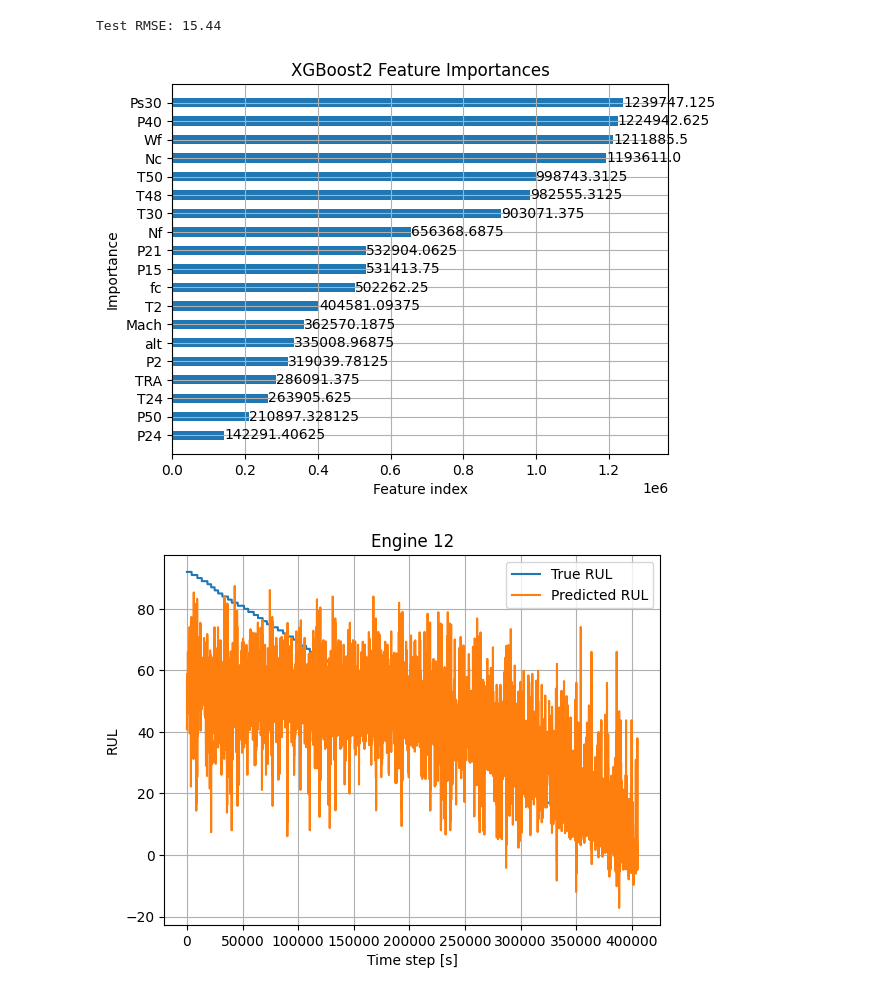
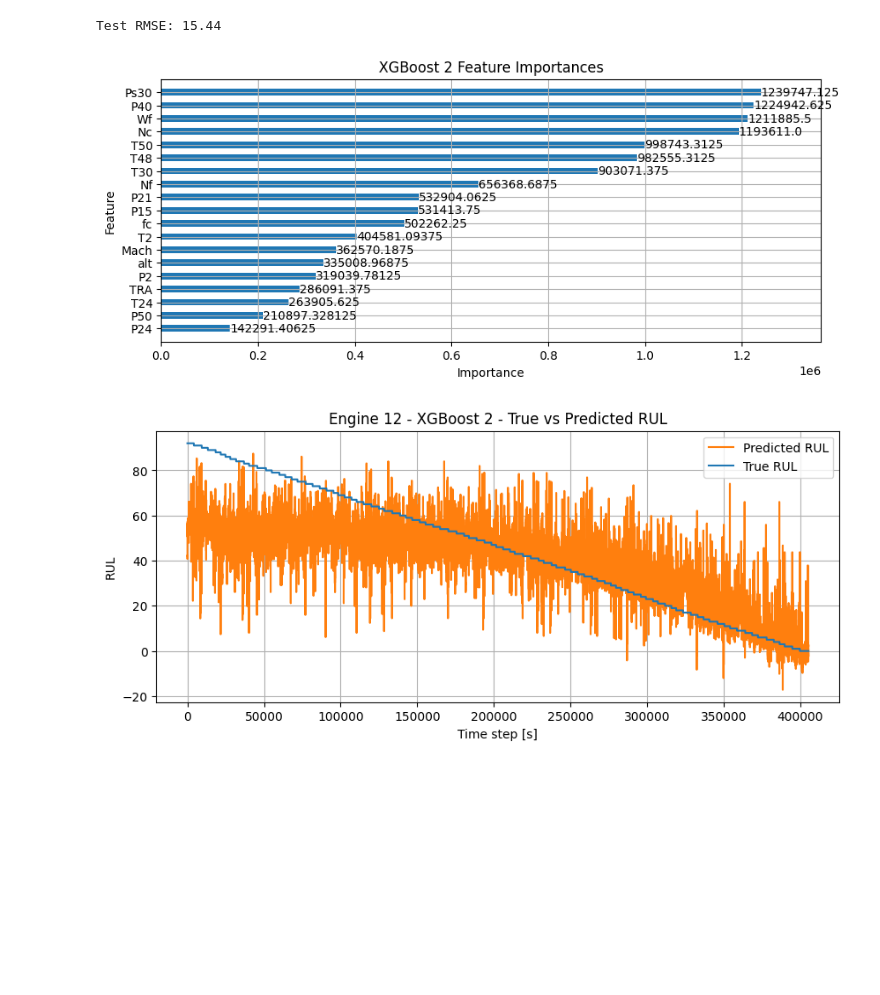
Before and after one commit to leon-kj/MAR-PdM-RUL-Turbofan, a Jupyter notebook: notebooks/MAR_XGBoost2.ipynb, the cells around one changed output. Saved outputs shown, nothing was run; the diff lists cells and outputs as text; code cells hidden in the pictures; blank space fills up the shorter version.

Commit message:
Updating Plot Figsize to match matura paper on all xgboost notebooks

```diff
--- a/notebooks/MAR_XGBoost2.ipynb
+++ b/notebooks/MAR_XGBoost2.ipynb
@@ -320,25 +320,27 @@ print(f"Test RMSE: {rmse:.2f}")
 Test RMSE: 15.44
 # %%
 # Feature importances
-xgb.plot_importance(model, importance_type="gain", height=0.5)
-plt.xlabel("Feature index")
-plt.ylabel("Importance")
-plt.title("XGBoost2 Feature Importances")
+fig, ax = plt.subplots(figsize=(10, 4))
+xgb.plot_importance(model, importance_type="gain", height=0.5, ax=ax)
+ax.set_ylabel("Feature")
+ax.set_xlabel("Importance")
+ax.set_title("XGBoost 2 Feature Importances")
 plt.show()
 # %% [output]
-[figure, old version]
+[figure, new version]
 # %%
 unit_ids_test = A_test[:, 0]
 unit = 12
 indices = np.where(unit_ids_test == unit)[0]
 
-plt.plot(Y_test[indices], label="True RUL")
-plt.plot(Y_pred[indices], label="Predicted RUL")
-plt.title(f"Engine {unit}")
+plt.figure(figsize=(10, 4))
+plt.plot(Y_pred[indices], label="Predicted RUL", color='tab:orange')
+plt.plot(Y_test[indices], label="True RUL", color='tab:blue')
+plt.title(f"Engine {unit} - XGBoost 2 - True vs Predicted RUL")
 plt.xlabel("Time step [s]")
 plt.ylabel("RUL")
 plt.legend()
 plt.grid(True)
 plt.show()
 # %% [output]
-[figure, old version]
+[figure, new version]
```
Also changed, not shown: 23 other files.
